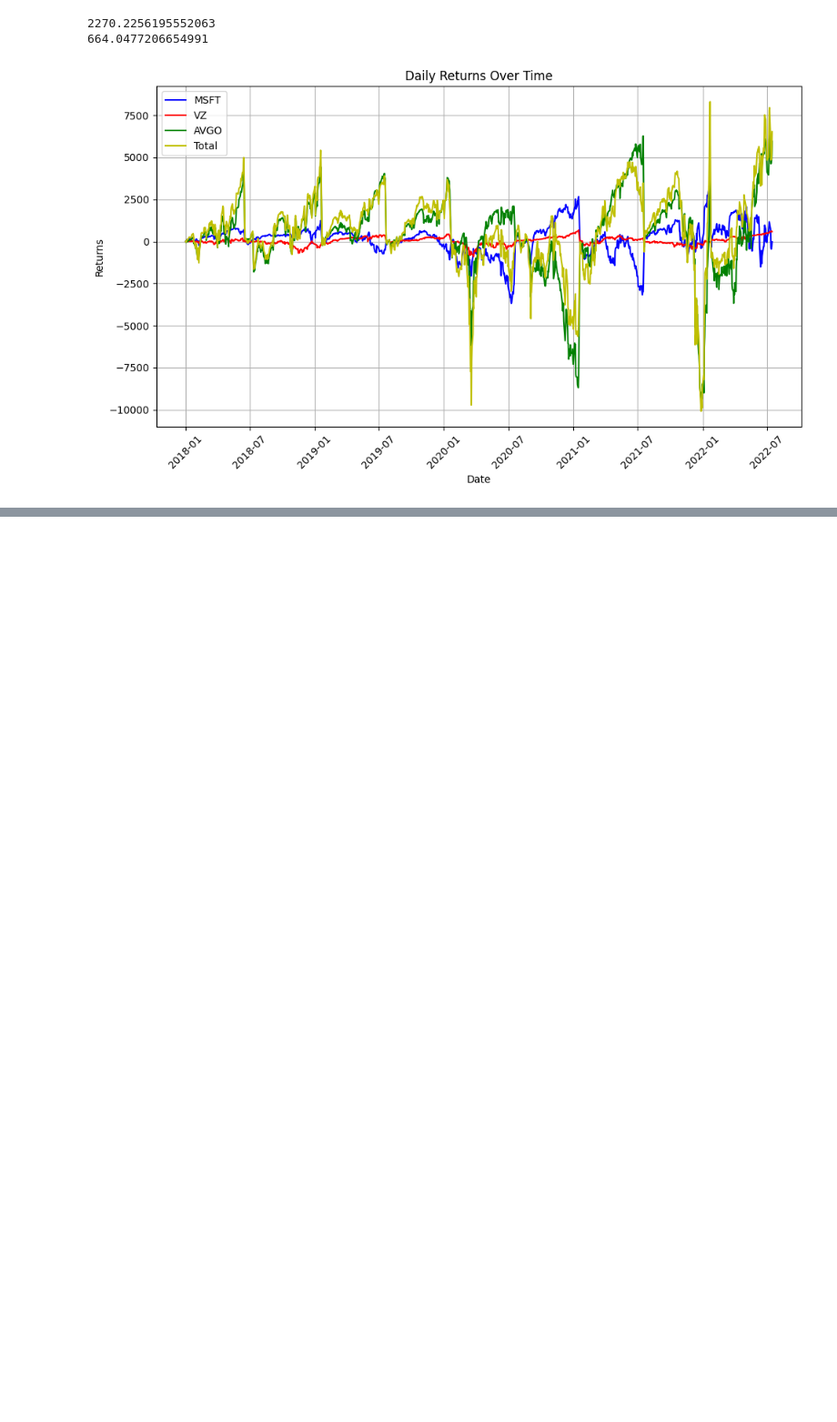
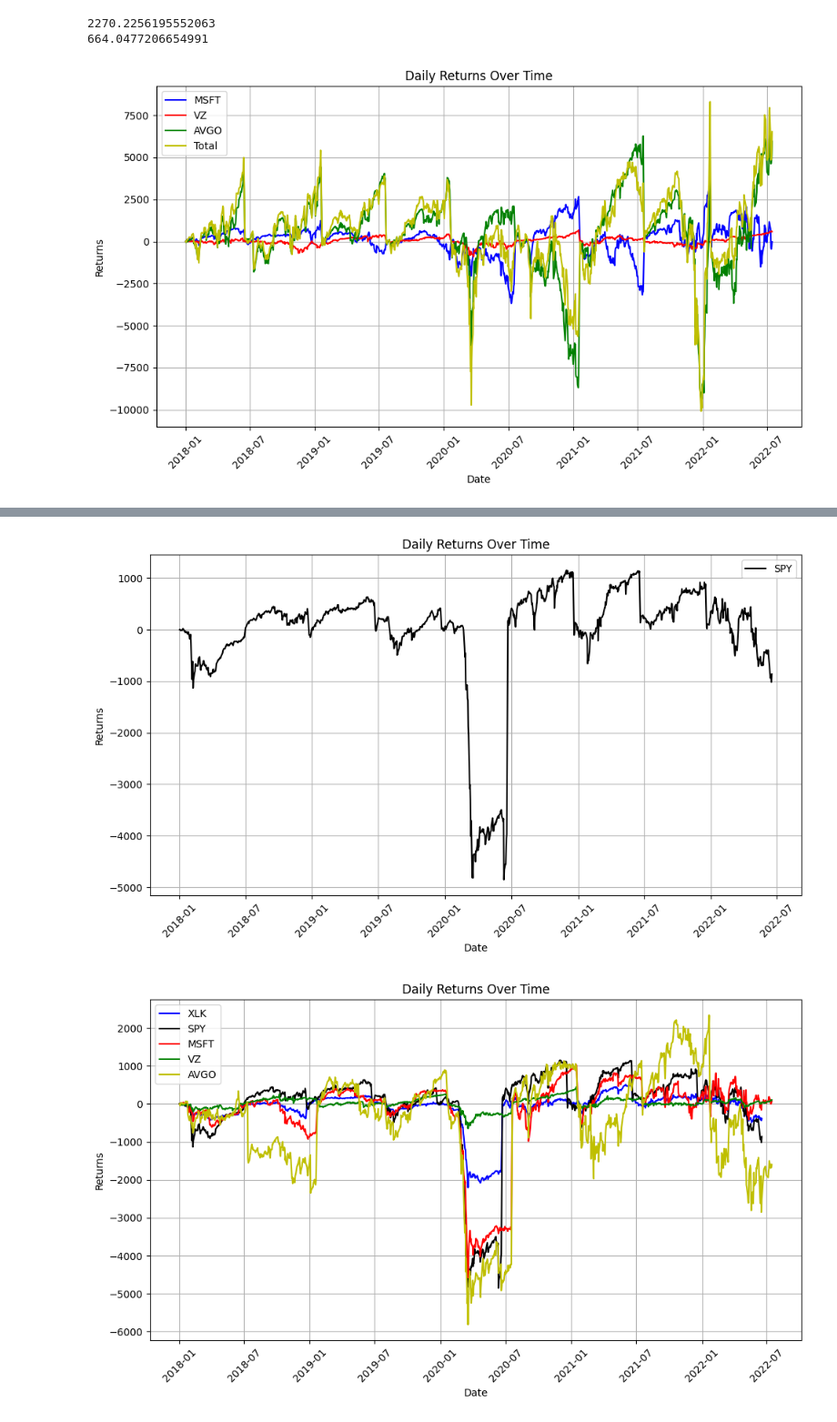
Before and after one commit to MehmetETiryaki/equitymarkets-project, a Jupyter notebook: short_vol.ipynb, the cells around one changed output, grey strips where cells are left out. Shown at 91% size. Drawn from its saved outputs; the diff is of its cells as text; code cells hidden in the pictures; blank space fills up the shorter version.

```diff
--- a/short_vol.ipynb
+++ b/short_vol.ipynb
@@ -512,0 +605,14 @@ plt.show()  # Display the plot
+# %%
+# Short strategy on SPY
+SPY_options_csv = 'SPY_options.csv'
+SPY_underlying_csv = 'SPY_underlying.csv'
+SPY_options = pd.read_csv(SPY_options_csv, parse_dates = ["exdate", "date"])
+SPY_underlying = pd.read_csv(SPY_underlying_csv, parse_dates = ["date"])
+
+start_date = pd.Timestamp(2018, 1, 2)
+series_SPY = pd.Series()
+
+for i in range(9):
+    daily_returns_SPY = eq_strats.backtest_short_straddle_with_premium_change(SPY_options, SPY_underlying, risk_free, start_date, 1, 180, True)
+    series_SPY = series_SPY.add(daily_returns_SPY.set_index('date')['daily pnl'], fill_value = 0)
+    start_date = series_SPY.index[-1]
@@ -512,0 +629,64 @@ plt.show()  # Display the plot
+# %%
+
+# Assuming series_SPY is already loaded and similar to series_XLK
+# Normalize SPY, calculate true daily returns, and compute Sharpe ratio
+normalized_SPY = (series_SPY - series_SPY.mean()) / series_SPY.std()
+series_SPY_daily = series_SPY.diff().dropna()
+normalized_SPY_daily = (series_SPY_daily - series_SPY_daily.mean()) / series_SPY_daily.std()
+sharpe_ratio_SPY = series_SPY_daily.mean() / series_SPY_daily.std() * math.sqrt(252)
+
+plt.figure(figsize=(10, 6))
+plt.plot(series_SPY.index, series_SPY.values, linestyle='-', color='black', label='SPY')
+plt.title('Daily Returns Over Time')
+plt.xlabel('Date')
+plt.ylabel('Returns')
+plt.legend()
+plt.grid(True)
+plt.xticks(rotation=45)
+plt.tight_layout()
+plt.show()
+
+# Plot XLK, SPY, and individual stock strategies
+plt.figure(figsize=(10, 6))
+plt.plot(series_XLK.index, series_XLK.values, linestyle='-', color='b', label='XLK')
+plt.plot(series_SPY.index, series_SPY.values, linestyle='-', color='black', label='SPY')
+plt.plot(series_MSFT.index, series_MSFT.values, linestyle='-', color='r', label='MSFT')
+plt.plot(series_VZ.index, series_VZ.values, linestyle='-', color='g', label='VZ')
+plt.plot(series_AVGO.index, series_AVGO.values, linestyle='-', color='y', label='AVGO')
+plt.title('Daily Returns Over Time')
+plt.xlabel('Date')
+plt.ylabel('Returns')
+plt.legend()
+plt.grid(True)
+plt.xticks(rotation=45)
+plt.tight_layout()
+plt.show()
+
+# Plot normalized returns
+plt.figure(figsize=(10, 6))
+plt.plot(normalized_XLK.index, normalized_XLK.values, linestyle='-', color='b', label='XLK')
+plt.plot(normalized_SPY.index, normalized_SPY.values, linestyle='-', color='black', label='SPY')
+plt.plot(normalized_MSFT.index, normalized_MSFT.values, linestyle='-', color='r', label='MSFT')
+plt.plot(normalized_VZ.index, normalized_VZ.values, linestyle='-', color='g', label='VZ')
+plt.plot(normalized_AVGO.index, normalized_AVGO.values, linestyle='-', color='y', label='AVGO')
+plt.title('Normalized Daily Returns Over Time')
+plt.xlabel('Date')
+plt.ylabel('Normalized Returns')
+plt.legend()
+plt.grid(True)
+plt.xticks(rotation=45)
+plt.tight_layout()
+plt.show()
+
+# Correlation matrices
+correlation_matrix_normalized_daily = pd.concat([normalized_XLK_daily, normalized_SPY_daily, normalized_MSFT_daily, normalized_VZ_daily, normalized_AVGO_daily], axis=1).corr()
+correlation_matrix_daily = pd.concat([series_XLK_daily, series_SPY_daily, series_MSFT_daily, series_VZ_daily, series_AVGO_daily], axis=1).corr()
+print("Normalized Daily Returns Correlation Matrix:\n", correlation_matrix_normalized_daily)
+print("Daily Returns Correlation Matrix:\n", correlation_matrix_daily)
+
+# Print Sharpe Ratios
+print("Sharpe Ratio XLK: ", sharpe_ratio_XLK)
+print("Sharpe Ratio SPY: ", sharpe_ratio_SPY)
+# %% [output]
+[figure, added]
+[figure, added]
```
Also changed, not shown: parts of 4 cells of this notebook.
